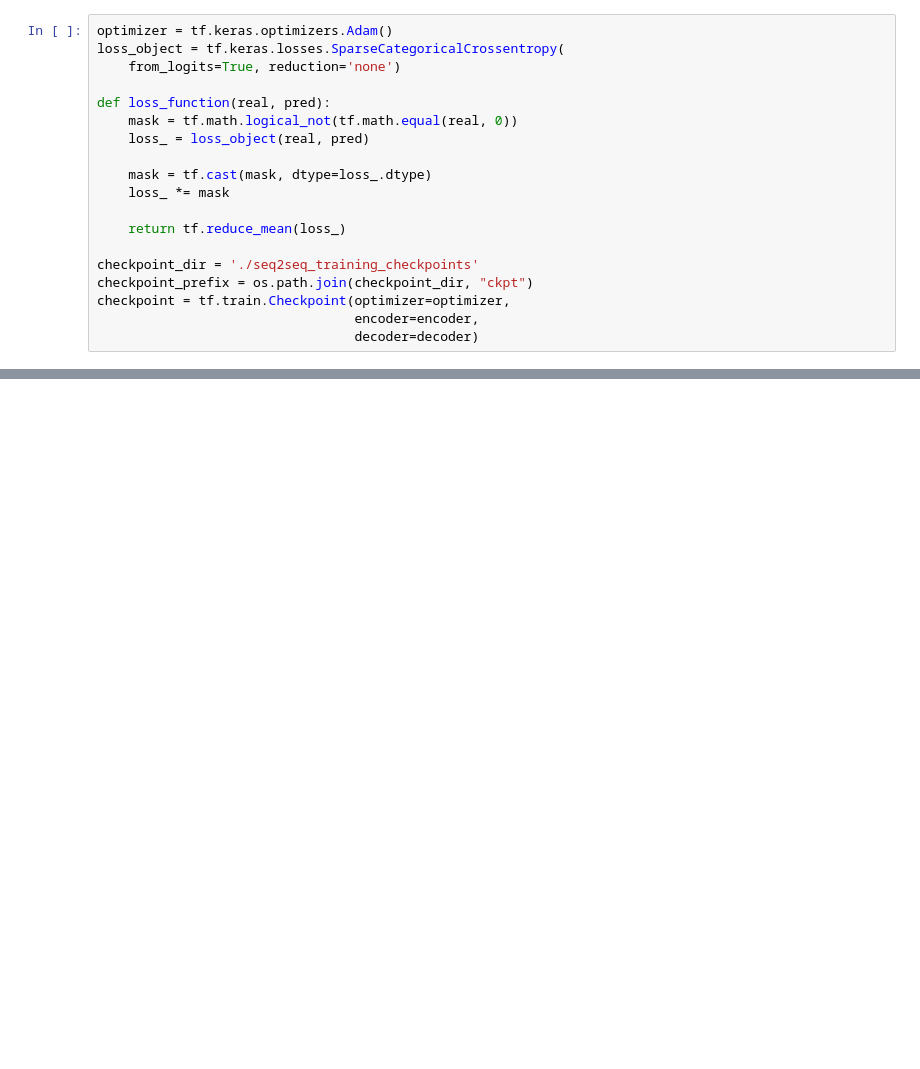
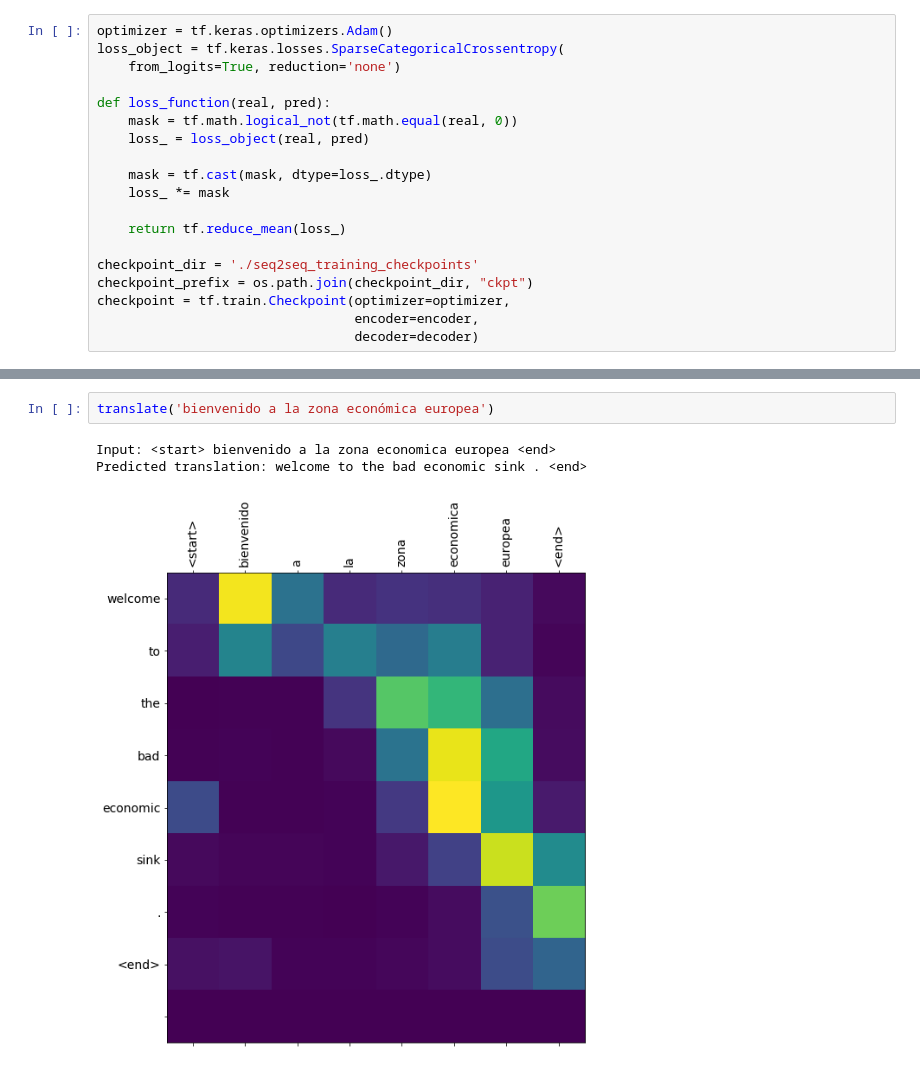
Before and after one commit to ocamlmycaml/tf-models, a Jupyter notebook: Sequence to Sequence - GNMT.ipynb, the cells around one changed output, grey strips where cells are left out. Saved outputs shown, nothing was run; the diff lists cells and outputs as text; blank space fills up the shorter version.

```diff
--- a/Sequence to Sequence - GNMT.ipynb
+++ b/Sequence to Sequence - GNMT.ipynb
@@ -390,0 +420,6 @@ Predicted translation: dance at first . <end>
+# %%
+translate('bienvenido a la zona económica europea')
+# %% [output]
+Input: <start> bienvenido a la zona economica europea <end>
+Predicted translation: welcome to the bad economic sink . <end>
+[figure, added]
```
Also changed, not shown: parts of 7 cells of this notebook.
